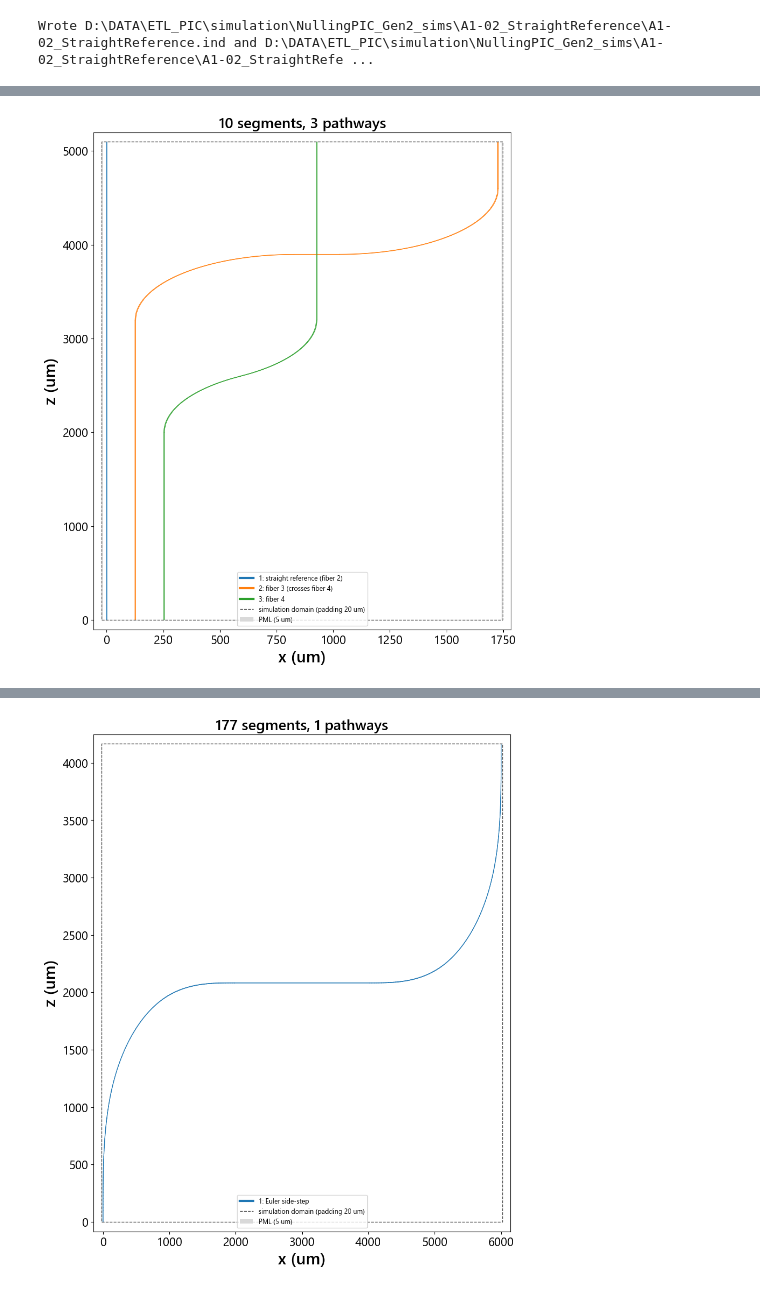
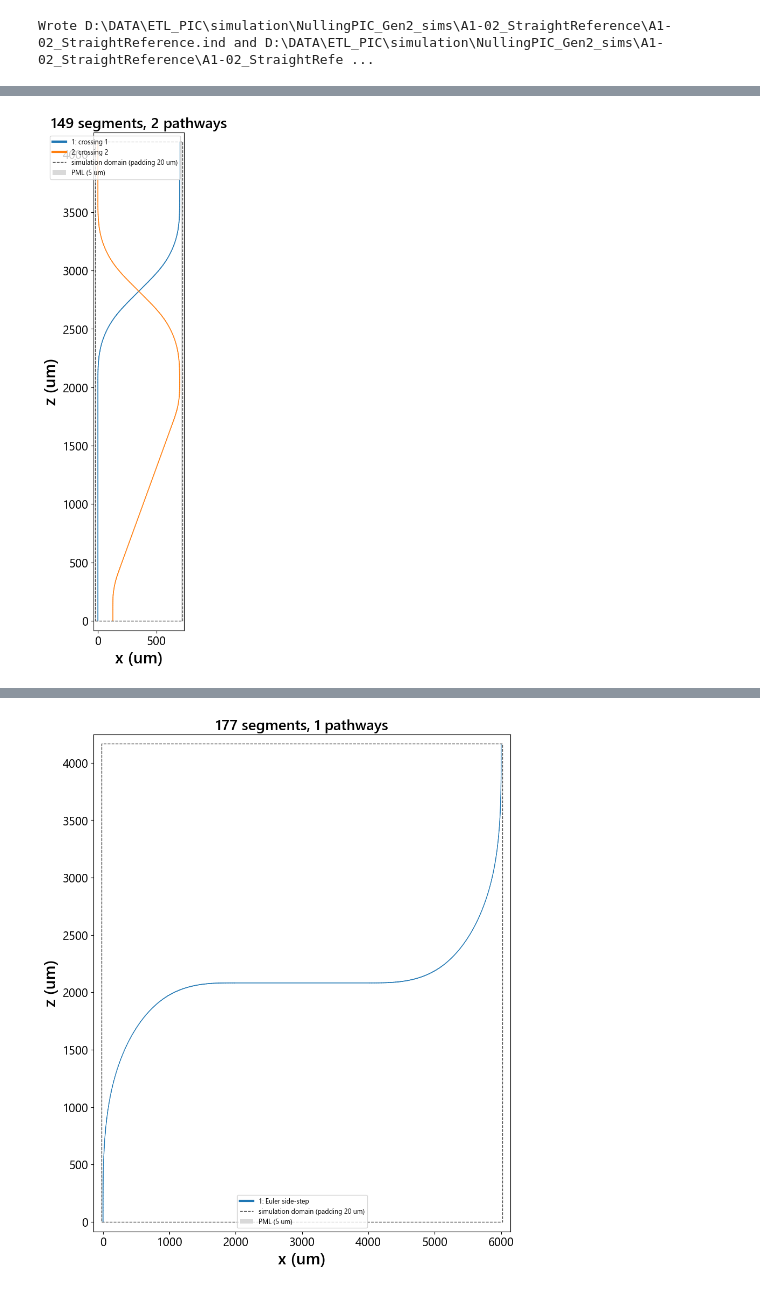
Before and after one commit to apaiasno/ETL_PIC, a Jupyter notebook: simulation/NullingPIC_Gen2_sims/MakeGeometry.ipynb, the cells around one changed output, grey strips where cells are left out. Drawn from its saved outputs; the diff is of its cells as text; code cells hidden in the pictures.

Commit message:
Revisions to crossing witness device

```diff
--- a/simulation/NullingPIC_Gen2_sims/MakeGeometry.ipynb
+++ b/simulation/NullingPIC_Gen2_sims/MakeGeometry.ipynb
@@ -733,51 +733,62 @@ Wrote D:\DATA\ETL_PIC\simulation\NullingPIC_Gen2_sims\A1-02_StraightReference\A1
 # %%
 # Set up directories
 device_name = 'A1-02b_CrossingWitness'
 device_dir = f"D:\\DATA\\ETL_PIC\\simulation\\NullingPIC_Gen2_sims\\{device_name}\\"
 paths = device_paths(device_dir, device_name)
 
 # Set up parameters
-input_pitch = 127.0             # centre-to-centre spacing of fibers 2, 3, 4 at the input facet (um): set to the bundle's pitch
-bundle_length = 2000.0          # all three run straight this far, past the bundle (um)
-turn_radius = 700.0             # radius of every turn (um)
-cross_straight = 100.0          # fiber 3 runs straight this far on each side of the crossing (um)
-output_length = 500.0           # straight from the last turn to the output facet (um)
-side = 1.0                      # +1: fibers 3 and 4 on the +x side of the reference (this flipped version), -1: on the -x side
+input_pitch = 127.0             # centre-to-centre spacing of crossings 1 and 2 at the input facet (um)
+bundle_length = 100.0          # both run straight this far, past the bundle (um)
+bend_radius = 700.0             # minimum radius of every Euler bend (um)
+euler_p = 0.5                   # Euler fraction (0 circular, 1 pure Euler)
+fanout_angle = 20.0             # angle of crossing 2's fan-out side-step (deg, < 90)
+cross_separation = 700.0        # spacing after the fan-out, before the crossing (um)
+cross_angle = 45.0              # each guide turns this much toward the other: they cross at 2 * cross_angle
+output_length = 500.0           # straight after the crossing to the output facet (um)
 
-# The geometry the turns fix (distances from the reference, along side)
-x_ref, x3_in, x4_in = 0.0, side * input_pitch, side * 2 * input_pitch
-x4_out = x3_in + side * (turn_radius + cross_straight)         # fiber 4's level: fiber 3's crossing straight crosses it at its middle
-x3_out = x4_out + side * (cross_straight + turn_radius)        # fiber 3's level after it turns back
-step4 = abs(x4_out - x4_in)                                    # fiber 4's step away from the reference
-theta4 = np.degrees(np.arccos(1 - step4 / (2 * turn_radius)))  # angle of each arc of fiber 4's S-bend
-z_turn = bundle_length + 2 * turn_radius * np.sin(np.radians(theta4))   # fiber 3 turns once fiber 4 is flat
-z_end = z_turn + 2 * turn_radius + output_length
+# Check that the crossing fits: each 45-degree bend alone moves its guide this far sideways
+bend_shift = rlib.euler_sidestep(bend_radius, cross_angle, euler_p, straight=0.0, return_params=True)[3]["bend_offset"]
+assert 2 * bend_shift <= cross_separation, (f"The crossing needs a separation of at least {2 * bend_shift:.1f} um with {cross_angle:g} deg "
+                                            f"Euler bends (R_min {bend_radius:g} um, p {euler_p:g}): raise cross_separation, or lower "
+                                            f"bend_radius or euler_p")
 
-# Define circuit; every arc is offset from its nominal path by straight_offset at the design wavelength
+# The pieces: crossing 1 stays straight; crossing 2 alone fans out to the right to cross_separation; then both cross (crossing 1
+# steps right to crossing 2's position, crossing 2 steps left to crossing 1's; the two 45-degree straights cross in the middle at 90 degrees)
+x1_in, x2_in = 0.0, input_pitch
+fan_step = cross_separation - input_pitch
+fan2 = rlib.euler_sidestep(bend_radius, fanout_angle, euler_p, offset=fan_step, direction=1, x0=x2_in, return_params=True)
+z_fan = bundle_length                                          # crossing 2's fan-out starts here
+z_cross = z_fan + fan2[3]["z_length"]                          # the crossing starts here
+x1_c, x2_c = x1_in, x2_in + fan_step                           # the positions before the crossing
+cross1 = rlib.euler_sidestep(bend_radius, cross_angle, euler_p, offset=cross_separation, direction=1, x0=x1_c, return_params=True)
+cross2 = rlib.euler_sidestep(bend_radius, cross_angle, euler_p, offset=cross_separation, direction=-1, x0=x2_c, return_params=True)
+z_out = z_cross + cross1[3]["z_length"]
+z_end = z_out + output_length
+
+# Define circuit
 c = rlib.Circuit(width=WIDTH, orientation="extended")
 
-# Pathway 1, straight reference (fiber 2)
-ref = c.add_route(x_ref, 0.0, 0.0, [("line", z_end)])
-c.add_pathway(ref["segments"], launch=True)
+# Pathway 1, crossing 1: straight to the crossing, steps right across crossing 2, straight to the output
+lead1 = c.line((x1_in, 0.0), (x1_in, z_cross))
+cross1_part = c.add_path(cross1[0], cross1[1] + z_cross, cross1[2])
+out1 = c.line((cross1[0][-1], z_out), (cross1[0][-1], z_end))
+c.add_pathway([lead1, *cross1_part["segments"], out1], launch=True)
 
-# Pathway 2, fiber 3: straight past the bundle and past fiber 4's step, turns 90 deg away from the reference, crosses fiber 4,
-# turns back, to the output
-f3 = c.add_route(x3_in, 0.0, 0.0, [("line", z_turn), ("arc", turn_radius, side * 90.0), ("line", 2 * cross_straight),
-                                    ("arc", turn_radius, -side * 90.0), ("line", output_length)], offset_wavelength=DESIGN_WAVELENGTH)
-c.add_pathway(f3["segments"], launch=True)
-
-# Pathway 3, fiber 4: straight past the bundle, steps away from the reference and flattens, to the output
-f4 = c.add_route(x4_in, 0.0, 0.0, [("line", bundle_length), ("arc", turn_radius, side * theta4), ("arc", turn_radius, -side * theta4)],
-                 offset_wavelength=DESIGN_WAVELENGTH)
-f4_out = c.line((f4["x_end"], f4["z_end"]), (f4["x_end"], z_end), extended=True)
-c.add_pathway([*f4["segments"], f4_out], launch=True)
+# Pathway 2, crossing 2: straight past the bundle, fans out to the right, steps left across crossing 1, straight to the output
+lead2 = c.line((x2_in, 0.0), (x2_in, z_fan))
+fan2_part = c.add_path(fan2[0], fan2[1] + z_fan, fan2[2])
+cross2_part = c.add_path(cross2[0], cross2[1] + z_cross, cross2[2])
+out2 = c.line((cross2[0][-1], z_out), (cross2[0][-1], z_end))
+c.add_pathway([lead2, *fan2_part["segments"], *cross2_part["segments"], out2], launch=True)
 
 # Export and visualize circuit
 info = export_device(c, paths)
-c.plot(labels=["straight reference (fiber 2)", "fiber 3 (crosses fiber 4)", "fiber 4"], figsize=(10, 12))
-outs = sorted([ref["x_end"], f3["x_end"], f4["x_end"]])
-print(f"Outputs at x = {ref['x_end']:.1f} (fiber 2), {f4['x_end']:.1f} (fiber 4), {f3['x_end']:.1f} (fiber 3) μm; "
-      f"smallest spacing {min(np.diff(outs)):.1f} μm")
-print(f"Fiber 4 steps {step4:.1f} μm (arcs of {theta4:.1f}°); fiber 3 crosses it at 90° at z = {z_turn + turn_radius:.1f} μm")
+c.plot(labels=["crossing 1", "crossing 2"], figsize=(10, 12), equal=True)
+z_x = z_cross + cross1[3]["bend_z"] + (cross_separation / 2 - cross1[3]["bend_offset"]) / np.tan(np.radians(cross_angle))
+print(f"Inputs {input_pitch:g} μm apart; crossing 2 fans out to {cross_separation:g} μm ({fanout_angle:g}° bends, straight {fan2[3]['straight']:.1f} μm); "
+      f"crossed at {2 * cross_angle:g}° at x = {x1_c + cross_separation / 2:.1f}, z = {z_x:.1f} μm (crossing straights {cross1[3]['straight']:.1f} μm)")
+print(f"Outputs at x = {c.pathways[0].end[0]:.1f} (crossing 1) and {c.pathways[1].end[0]:.1f} μm (crossing 2), {cross_separation:g} μm apart; "
+      f"{z_end:.1f} μm long; segments per pathway {[len(p.segments) for p in c.pathways]}")
+print(f"Wrote {paths['ind']} and {paths['gds']}")
 # %% [output]
-[figure, old version]
+[figure, new version]
```
Also changed, not shown: parts of 5 cells of this notebook, 7 other files.
